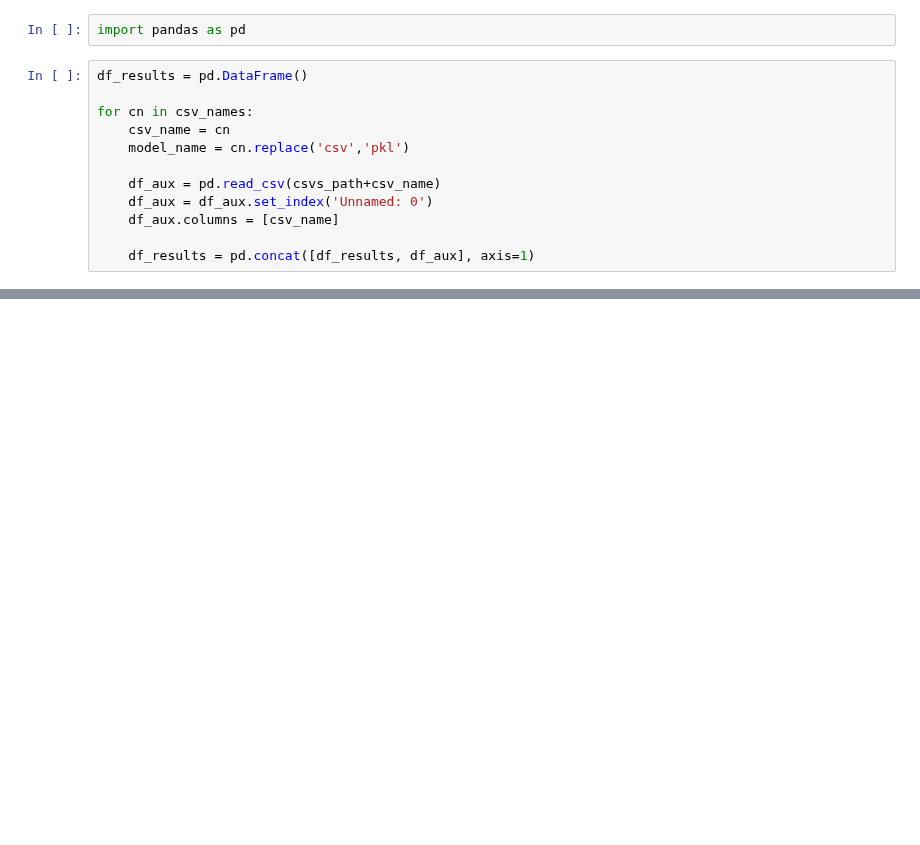
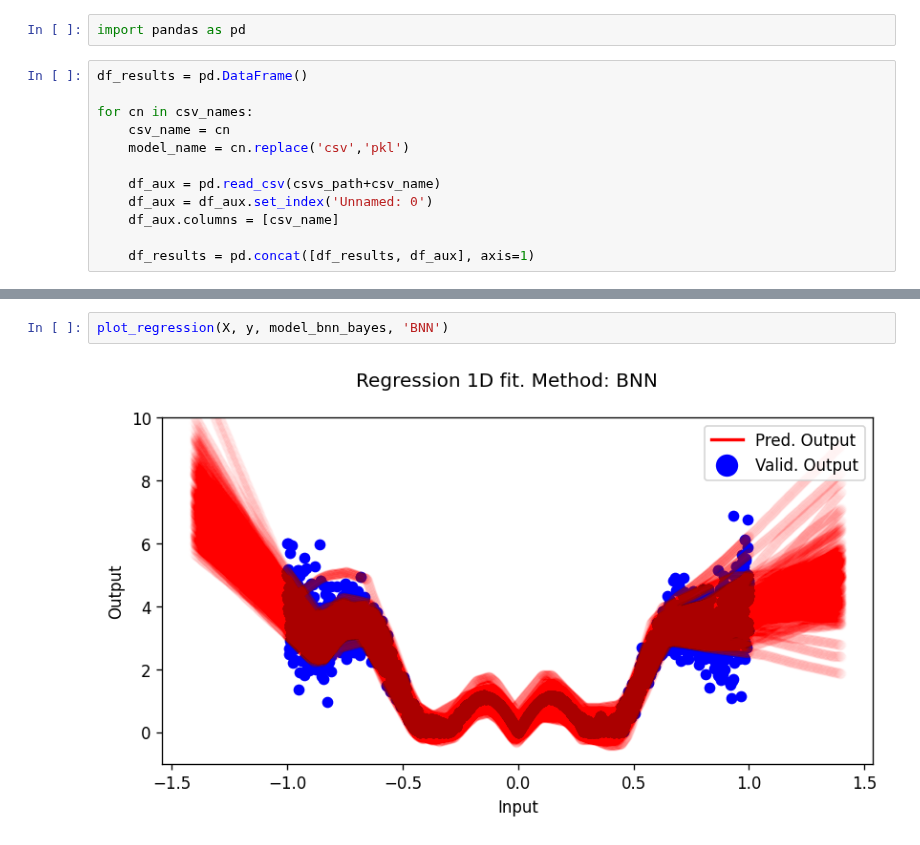
Before and after one commit to AlanLahoud/BNNSOP, a Jupyter notebook: illustrative_example.ipynb, the cells around one changed output, grey strips where cells are left out. Drawn from its saved outputs; the diff is of its cells as text; blank space fills up the shorter version.

```diff
--- a/illustrative_example.ipynb
+++ b/illustrative_example.ipynb
@@ -578,0 +152,4 @@ torch.Size([1000, 1000])
+# %%
+plot_regression(X, y, model_bnn_bayes, 'BNN')
+# %% [output]
+[figure, added]
```
Also changed, not shown: parts of 73 cells of this notebook, 1 other file.
